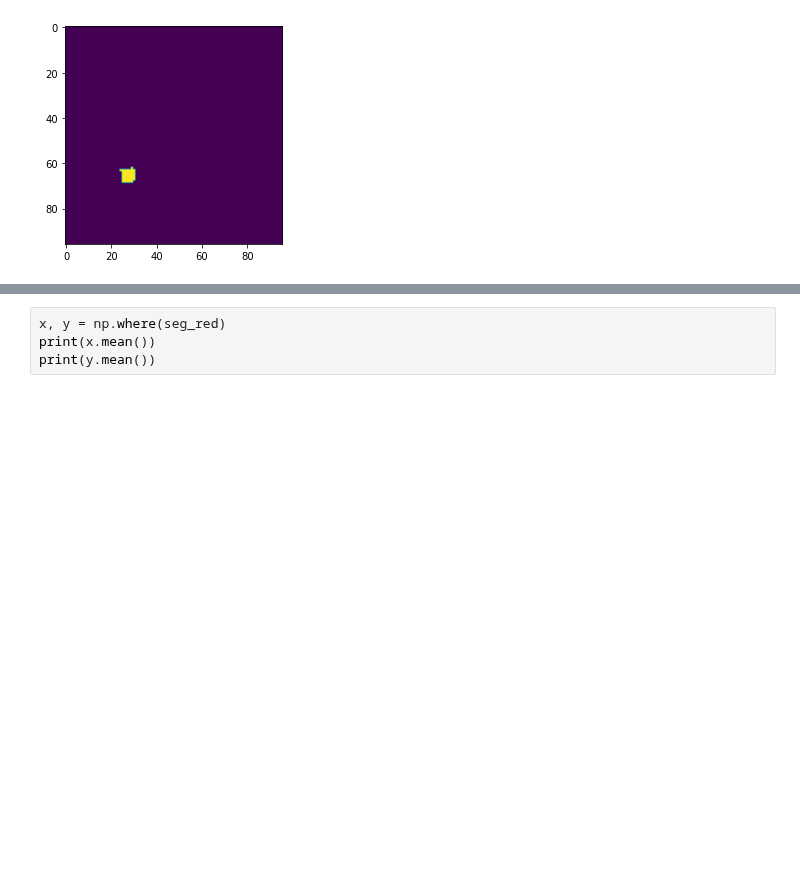
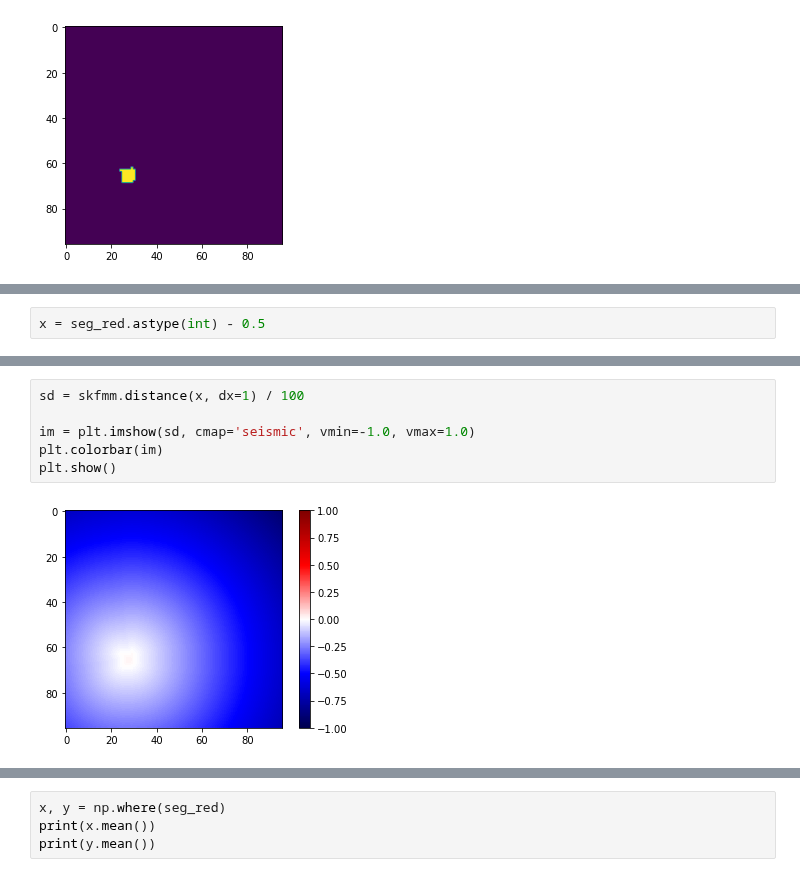
Before and after one commit to hogunkee/ur5_manipulation, a Jupyter notebook: ur5_mujoco/block_segmentation.ipynb, the cells around one changed output, grey strips where cells are left out. Cells and saved outputs as stored; diff of their text form; blank space fills up the shorter version.

```diff
--- a/ur5_mujoco/block_segmentation.ipynb
+++ b/ur5_mujoco/block_segmentation.ipynb
@@ -45,0 +67,2 @@ plt.imshow(seg_red)
+# %%
+x = seg_red.astype(int) - 0.5
@@ -45,0 +74,8 @@ plt.imshow(seg_red)
+# %%
+sd = skfmm.distance(x, dx=1) / 100
+
+im = plt.imshow(sd, cmap='seismic', vmin=-1.0, vmax=1.0)
+plt.colorbar(im)
+plt.show()
+# %% [output]
+[figure, added]
```
Also changed, not shown: parts of 31 cells of this notebook, 1 other file.
